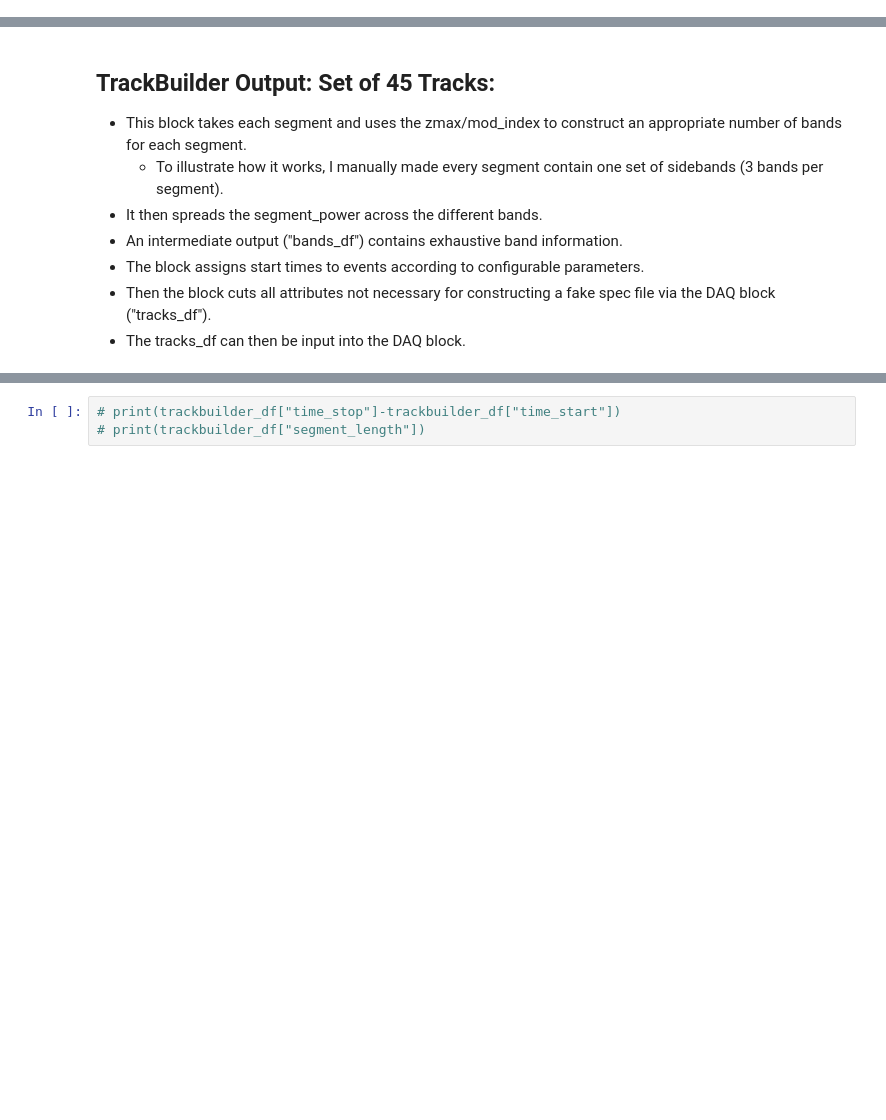
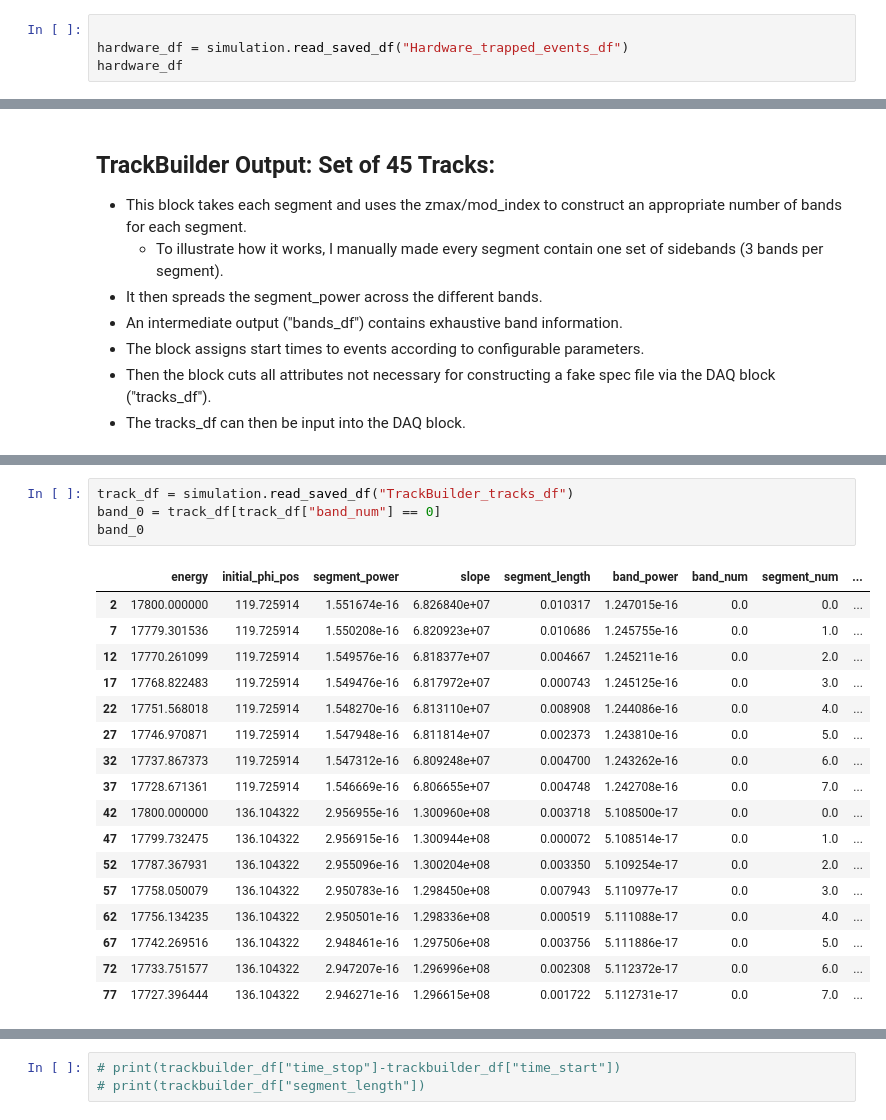
Before and after one commit to drewbyron/SimulationDev, a Jupyter notebook: SimulationDev.ipynb, the cells around one changed output, grey strips where cells are left out. Drawn from its saved outputs; the diff is of its cells as text; blank space fills up the shorter version.

```diff
--- a/SimulationDev.ipynb
+++ b/SimulationDev.ipynb
@@ -459,0 +645,4 @@ class Kinematics:
+# %%
+
+hardware_df = simulation.read_saved_df("Hardware_trapped_events_df")
+hardware_df
@@ -823,0 +1210,22 @@ simulation.read_saved_df("Kinematics_segments_df")
+# %%
+track_df = simulation.read_saved_df("TrackBuilder_tracks_df")
+band_0 = track_df[track_df["band_num"] == 0]
+band_0
+# %% [output]
+|  | energy | initial_phi_pos | segment_power | slope | segment_length | band_power | band_num | segment_num | ... |
+| 2 | 17800.000000 | 119.725914 | 1.551674e-16 | 6.826840e+07 | 0.010317 | 1.247015e-16 | 0.0 | 0.0 | ... |
+| 7 | 17779.301536 | 119.725914 | 1.550208e-16 | 6.820923e+07 | 0.010686 | 1.245755e-16 | 0.0 | 1.0 | ... |
+| 12 | 17770.261099 | 119.725914 | 1.549576e-16 | 6.818377e+07 | 0.004667 | 1.245211e-16 | 0.0 | 2.0 | ... |
+| 17 | 17768.822483 | 119.725914 | 1.549476e-16 | 6.817972e+07 | 0.000743 | 1.245125e-16 | 0.0 | 3.0 | ... |
+| 22 | 17751.568018 | 119.725914 | 1.548270e-16 | 6.813110e+07 | 0.008908 | 1.244086e-16 | 0.0 | 4.0 | ... |
+| 27 | 17746.970871 | 119.725914 | 1.547948e-16 | 6.811814e+07 | 0.002373 | 1.243810e-16 | 0.0 | 5.0 | ... |
+| 32 | 17737.867373 | 119.725914 | 1.547312e-16 | 6.809248e+07 | 0.004700 | 1.243262e-16 | 0.0 | 6.0 | ... |
+| 37 | 17728.671361 | 119.725914 | 1.546669e-16 | 6.806655e+07 | 0.004748 | 1.242708e-16 | 0.0 | 7.0 | ... |
+| 42 | 17800.000000 | 136.104322 | 2.956955e-16 | 1.300960e+08 | 0.003718 | 5.108500e-17 | 0.0 | 0.0 | ... |
+| 47 | 17799.732475 | 136.104322 | 2.956915e-16 | 1.300944e+08 | 0.000072 | 5.108514e-17 | 0.0 | 1.0 | ... |
+| 52 | 17787.367931 | 136.104322 | 2.955096e-16 | 1.300204e+08 | 0.003350 | 5.109254e-17 | 0.0 | 2.0 | ... |
+| 57 | 17758.050079 | 136.104322 | 2.950783e-16 | 1.298450e+08 | 0.007943 | 5.110977e-17 | 0.0 | 3.0 | ... |
+| 62 | 17756.134235 | 136.104322 | 2.950501e-16 | 1.298336e+08 | 0.000519 | 5.111088e-17 | 0.0 | 4.0 | ... |
+| 67 | 17742.269516 | 136.104322 | 2.948461e-16 | 1.297506e+08 | 0.003756 | 5.111886e-17 | 0.0 | 5.0 | ... |
+| 72 | 17733.751577 | 136.104322 | 2.947207e-16 | 1.296996e+08 | 0.002308 | 5.112372e-17 | 0.0 | 6.0 | ... |
+| 77 | 17727.396444 | 136.104322 | 2.946271e-16 | 1.296615e+08 | 0.001722 | 5.112731e-17 | 0.0 | 7.0 | ... |
```
Also changed, not shown: parts of 131 cells of this notebook, 10 other files.
